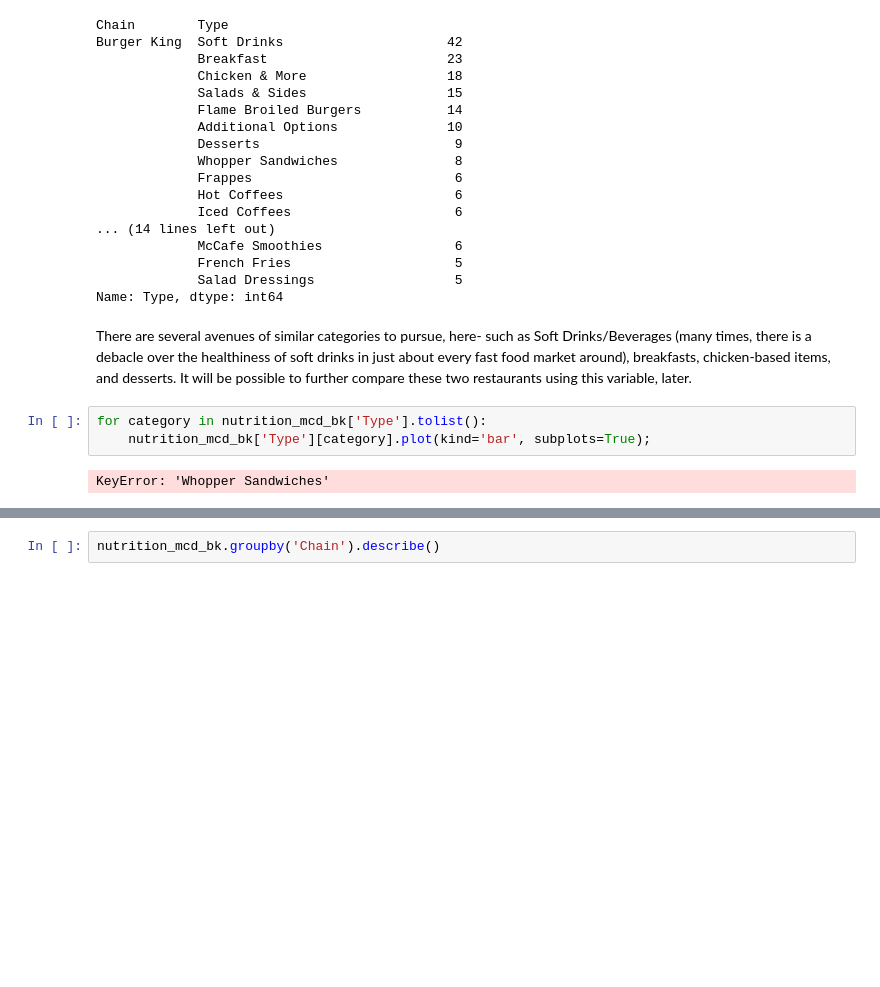
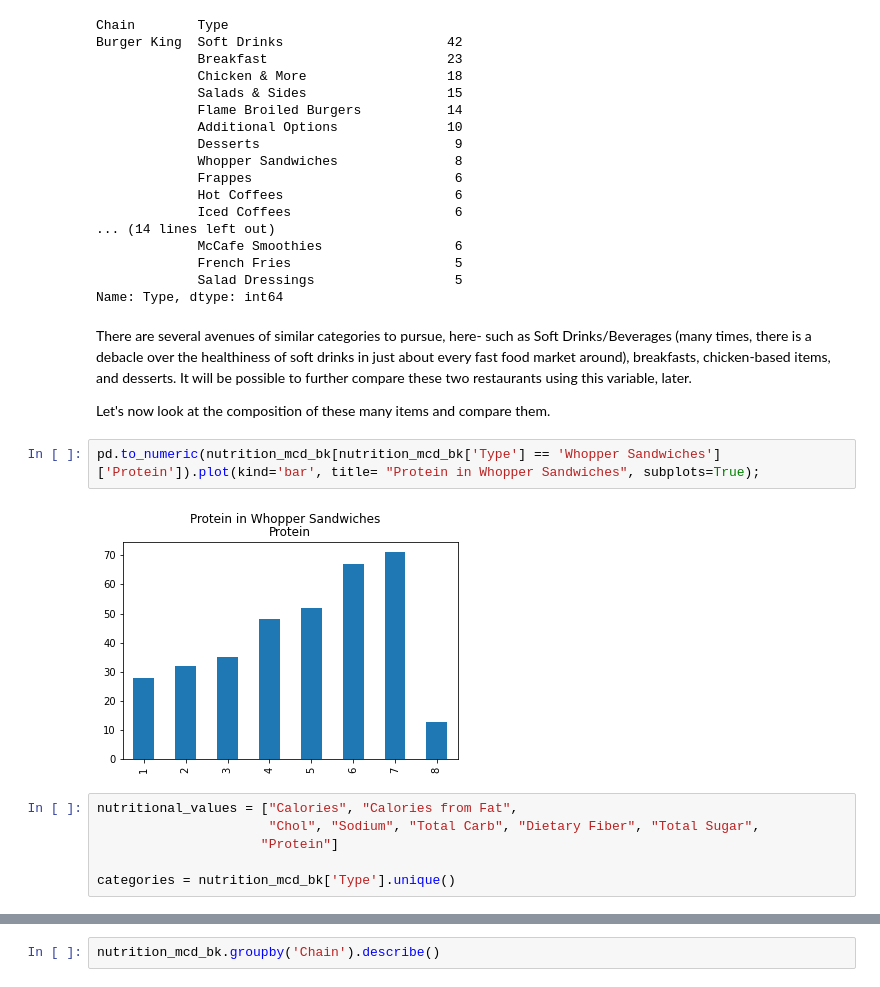
Before and after one commit to Voltflare/cs7394-comicsansonly, a Jupyter notebook: Project 2/Project02.ipynb, the cells around one changed output, grey strips where cells are left out. Cells and saved outputs as stored; diff of their text form; blank space fills up the shorter version.

Commit message:
Project 2 second upload-
Fixed error in graphing and losing data arbitrarily in the second dataset due to said dataset's entering (2,5) instead of (2.5) for several areas.

```diff
--- a/Project 2/Project02.ipynb
+++ b/Project 2/Project02.ipynb
@@ -646,8 +646,15 @@ Burger King  Soft Drinks                     42
 Name: Type, dtype: int64
 # %% [markdown]
 There are several avenues of similar categories to pursue, here- such as Soft Drinks/Beverages (many times, there is a debacle over the healthiness of soft drinks in just about every fast food market around), breakfasts, chicken-based items, and desserts. It will be possible to further compare these two restaurants using this variable, later.
+
+Let's now look at the composition of these many items and compare them.
-# %%
-for category in nutrition_mcd_bk['Type'].tolist():
-    nutrition_mcd_bk['Type'][category].plot(kind='bar', subplots=True);
-# %% [output]
-KeyError: 'Whopper Sandwiches'
+# %%
+pd.to_numeric(nutrition_mcd_bk[nutrition_mcd_bk['Type'] == 'Whopper Sandwiches']['Protein']).plot(kind='bar', title= "Protein in Whopper Sandwiches", subplots=True);
+# %% [output]
+[figure, added]
+# %%
+nutritional_values = ["Calories", "Calories from Fat",
+                      "Chol", "Sodium", "Total Carb", "Dietary Fiber", "Total Sugar",
+                     "Protein"]
+
+categories = nutrition_mcd_bk['Type'].unique()
```
Also changed, not shown: parts of 9 cells of this notebook.
